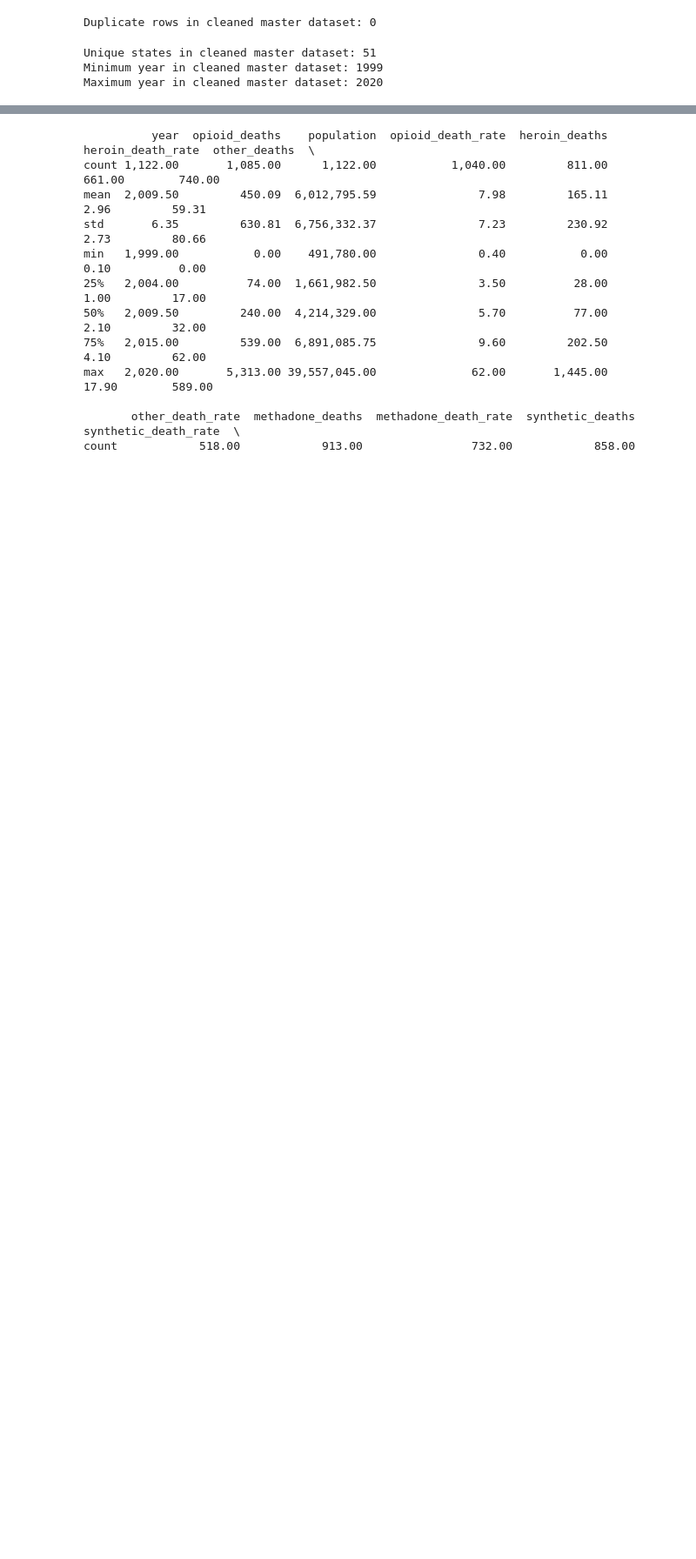
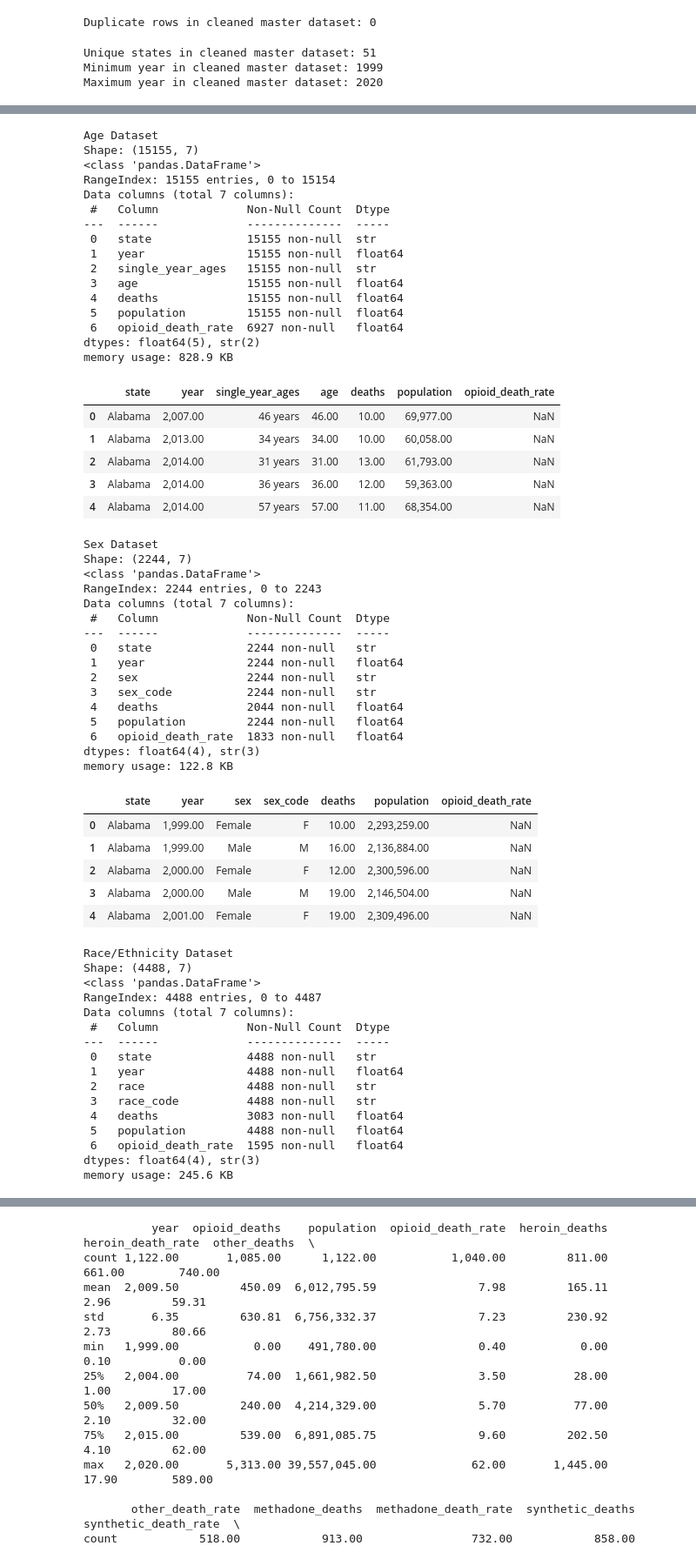
Before and after one commit to abeaderstadt/opioid-overdose-capstone, a Jupyter notebook: notebooks/eda.ipynb, the cells around one changed output, grey strips where cells are left out. Shown at 87% size. Saved outputs shown, nothing was run; the diff lists cells and outputs as text; code cells hidden in the pictures; blank space fills up the shorter version.

Commit message:
perform Data Quality Assessment on Supporting Datasets

```diff
--- a/notebooks/eda.ipynb
+++ b/notebooks/eda.ipynb
@@ -154,0 +147,80 @@ The primary opioid deaths variable contains 37 missing observations (3.3% of the
+# %%
+# Drop unnecessary columns for analysis in demographic datasets
+age_analysis_df = age_df.drop(columns=["state_code", "year_code"])
+sex_analysis_df = sex_df.drop(columns=["state_code", "year_code"])
+race_analysis_df = race_df.drop(columns=["state_code", "year_code"])
+
+# Store supporting datasets for inspection
+datasets = {
+    "Age": age_analysis_df,
+    "Sex": sex_analysis_df,
+    "Race/Ethnicity": race_analysis_df,
+}
+
+# Preview each supporting dataset
+for name, df in datasets.items():
+    print(f"\n{name} Dataset")
+    print(f"Shape: {df.shape}")
+    df.info()
+    display(df.head())
+# %% [output]
+Age Dataset
+Shape: (15155, 7)
+<class 'pandas.DataFrame'>
+RangeIndex: 15155 entries, 0 to 15154
+Data columns (total 7 columns):
+ #   Column             Non-Null Count  Dtype
+---  ------             --------------  -----
+ 0   state              15155 non-null  str
+ 1   year               15155 non-null  float64
+ 2   single_year_ages   15155 non-null  str
+ 3   age                15155 non-null  float64
+ 4   deaths             15155 non-null  float64
+ 5   population         15155 non-null  float64
+ 6   opioid_death_rate  6927 non-null   float64
+dtypes: float64(5), str(2)
+memory usage: 828.9 KB
+|  | state | year | single_year_ages | age | deaths | population | opioid_death_rate |
+| 0 | Alabama | 2,007.00 | 46 years | 46.00 | 10.00 | 69,977.00 | NaN |
+| 1 | Alabama | 2,013.00 | 34 years | 34.00 | 10.00 | 60,058.00 | NaN |
+| 2 | Alabama | 2,014.00 | 31 years | 31.00 | 13.00 | 61,793.00 | NaN |
+| 3 | Alabama | 2,014.00 | 36 years | 36.00 | 12.00 | 59,363.00 | NaN |
+| 4 | Alabama | 2,014.00 | 57 years | 57.00 | 11.00 | 68,354.00 | NaN |
+Sex Dataset
+Shape: (2244, 7)
+<class 'pandas.DataFrame'>
+RangeIndex: 2244 entries, 0 to 2243
+Data columns (total 7 columns):
+ #   Column             Non-Null Count  Dtype
+---  ------             --------------  -----
+ 0   state              2244 non-null   str
+ 1   year               2244 non-null   float64
+ 2   sex                2244 non-null   str
+ 3   sex_code           2244 non-null   str
+ 4   deaths             2044 non-null   float64
+ 5   population         2244 non-null   float64
+ 6   opioid_death_rate  1833 non-null   float64
+dtypes: float64(4), str(3)
+memory usage: 122.8 KB
+|  | state | year | sex | sex_code | deaths | population | opioid_death_rate |
+| 0 | Alabama | 1,999.00 | Female | F | 10.00 | 2,293,259.00 | NaN |
+| 1 | Alabama | 1,999.00 | Male | M | 16.00 | 2,136,884.00 | NaN |
+| 2 | Alabama | 2,000.00 | Female | F | 12.00 | 2,300,596.00 | NaN |
+| 3 | Alabama | 2,000.00 | Male | M | 19.00 | 2,146,504.00 | NaN |
+| 4 | Alabama | 2,001.00 | Female | F | 19.00 | 2,309,496.00 | NaN |
+Race/Ethnicity Dataset
+Shape: (4488, 7)
+<class 'pandas.DataFrame'>
+RangeIndex: 4488 entries, 0 to 4487
+Data columns (total 7 columns):
+ #   Column             Non-Null Count  Dtype
+---  ------             --------------  -----
+ 0   state              4488 non-null   str
+ 1   year               4488 non-null   float64
+ 2   race               4488 non-null   str
+ 3   race_code          4488 non-null   str
+ 4   deaths             3083 non-null   float64
+ 5   population         4488 non-null   float64
+ 6   opioid_death_rate  1595 non-null   float64
+dtypes: float64(4), str(3)
+memory usage: 245.6 KB
```
Also changed, not shown: parts of 22 cells of this notebook.
